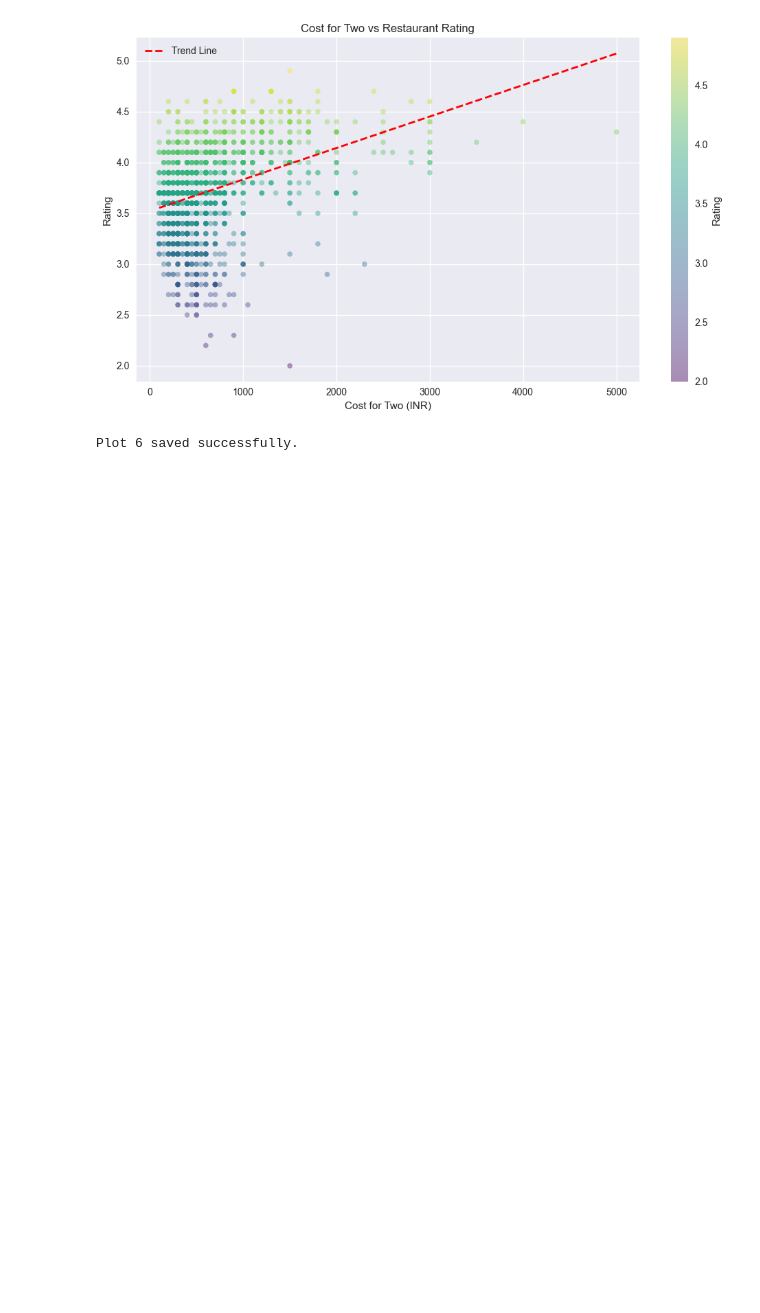
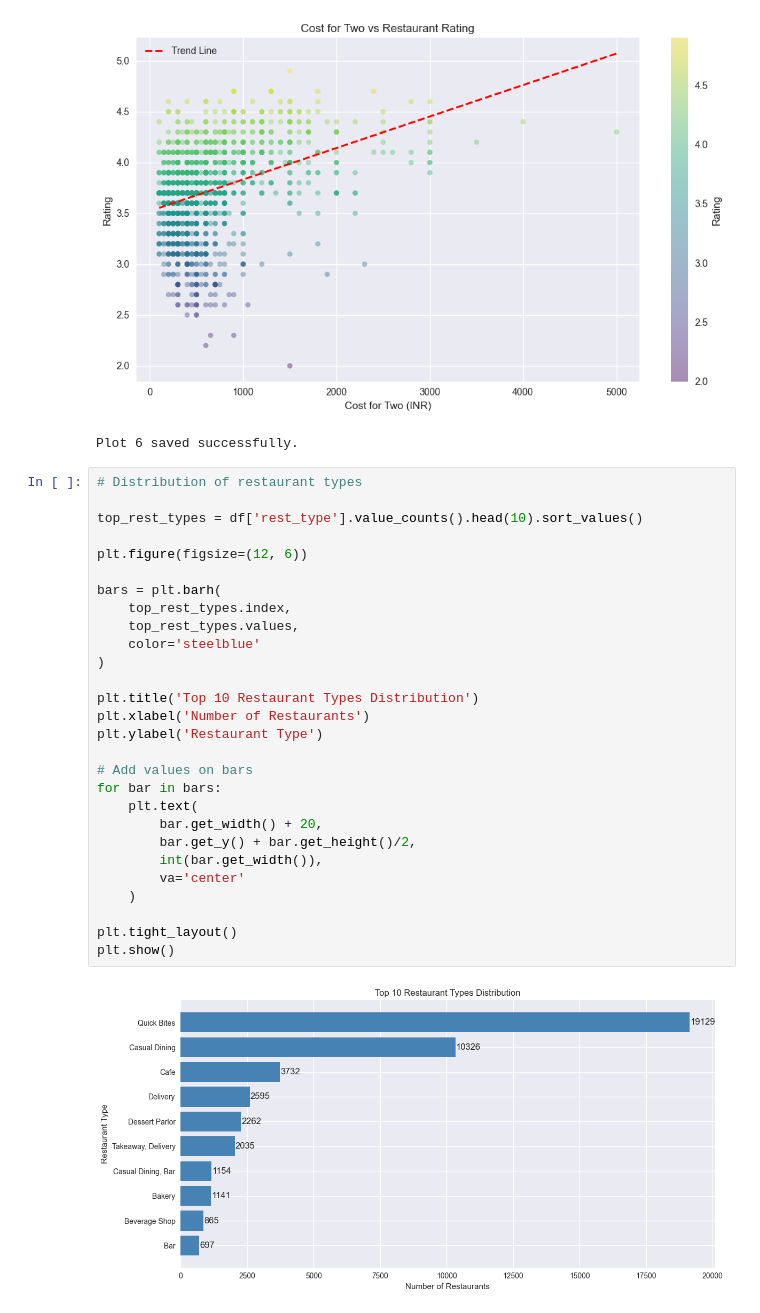
Before and after one commit to kan9667/zomato-ecosystem-analysis, a Jupyter notebook: zomato rest data analysis.ipynb, the cells around one changed output. Saved outputs shown, nothing was run; the diff lists cells and outputs as text; blank space fills up the shorter version.

```diff
--- a/zomato rest data analysis.ipynb
+++ b/zomato rest data analysis.ipynb
@@ -450,3 +450,33 @@ print("Plot 6 saved successfully.")
 # %% [output]
 [figure]
 Plot 6 saved successfully.
+# %%
+# Distribution of restaurant types
+
+top_rest_types = df['rest_type'].value_counts().head(10).sort_values()
+
+plt.figure(figsize=(12, 6))
+
+bars = plt.barh(
+    top_rest_types.index,
+    top_rest_types.values,
+    color='steelblue'
+)
+
+plt.title('Top 10 Restaurant Types Distribution')
+plt.xlabel('Number of Restaurants')
+plt.ylabel('Restaurant Type')
+
+# Add values on bars
+for bar in bars:
+    plt.text(
+        bar.get_width() + 20,
+        bar.get_y() + bar.get_height()/2,
+        int(bar.get_width()),
+        va='center'
+    )
+
+plt.tight_layout()
+plt.show()
+# %% [output]
+[figure, added]
```
Also changed, not shown: parts of 3 cells of this notebook.
